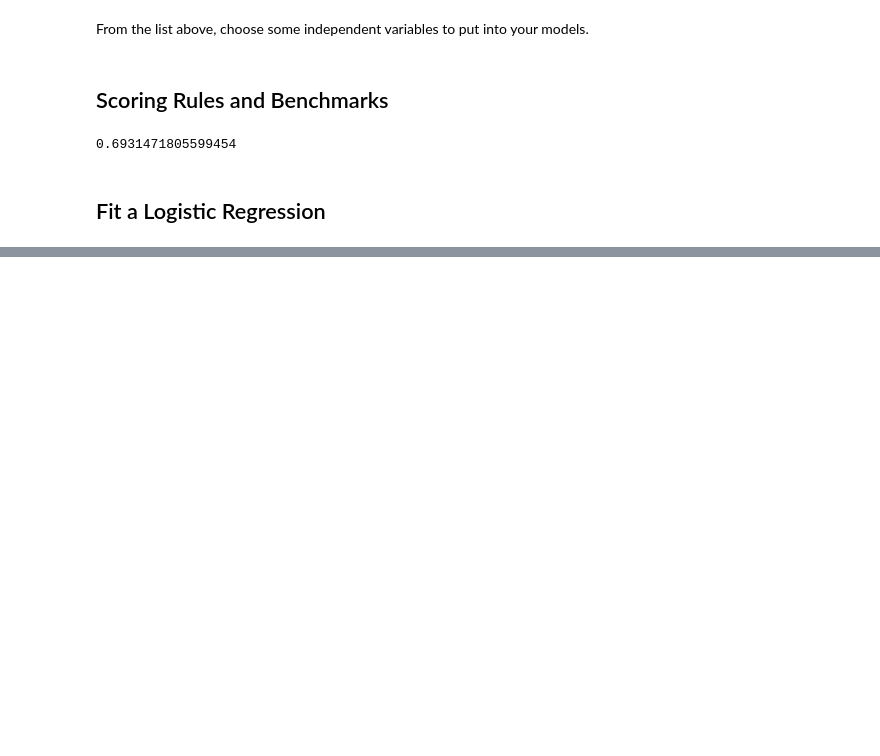
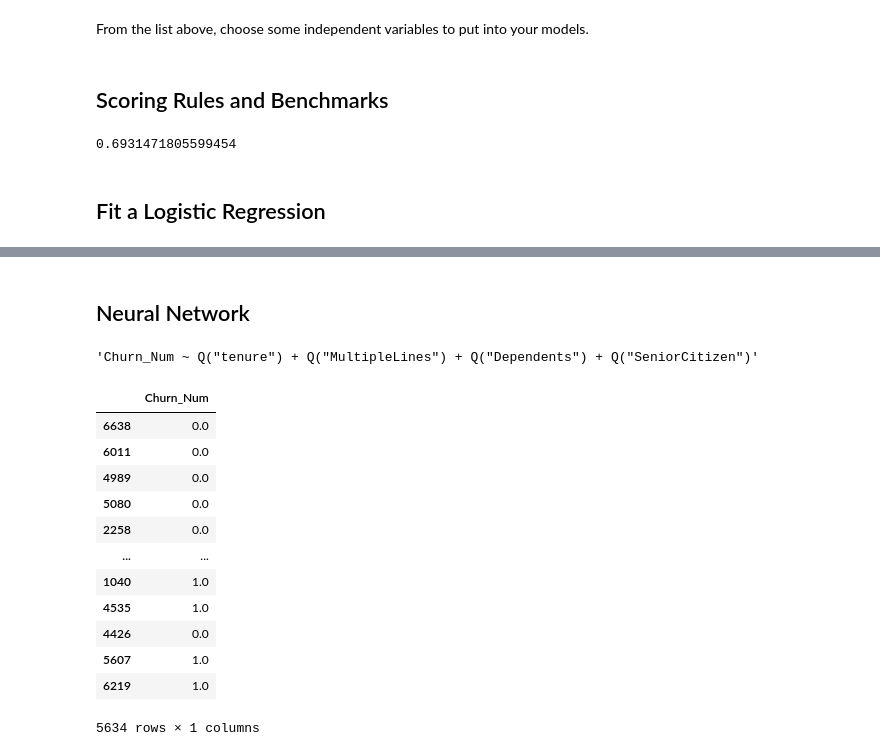
Before and after one commit to bmwerth/darden_ml_team1, a Jupyter notebook: Final Project/Telecom.ipynb, the cells around one changed output, grey strips where cells are left out. Cells and saved outputs as stored; diff of their text form; code cells hidden in the pictures; blank space fills up the shorter version.

```diff
--- a/Final Project/Telecom.ipynb
+++ b/Final Project/Telecom.ipynb
@@ -184 +188,3 @@ Q("SeniorCitizen")                        0.716009
 dtype: float64
+# %% [markdown]
+## Neural Network
@@ -184,0 +193,4 @@ dtype: float64
+# %%
+formula_binary
+# %% [output]
+'Churn_Num ~ Q("tenure") + Q("MultipleLines") + Q("Dependents") + Q("SeniorCitizen")'
@@ -184,0 +199,16 @@ dtype: float64
+# %%
+y_train_linear_binary
+# %% [output]
+|  | Churn_Num |
+| 6638 | 0.0 |
+| 6011 | 0.0 |
+| 4989 | 0.0 |
+| 5080 | 0.0 |
+| 2258 | 0.0 |
+| ... | ... |
+| 1040 | 1.0 |
+| 4535 | 1.0 |
+| 4426 | 0.0 |
+| 5607 | 1.0 |
+| 6219 | 1.0 |
+5634 rows × 1 columns
```
Also changed, not shown: parts of 18 cells of this notebook.
